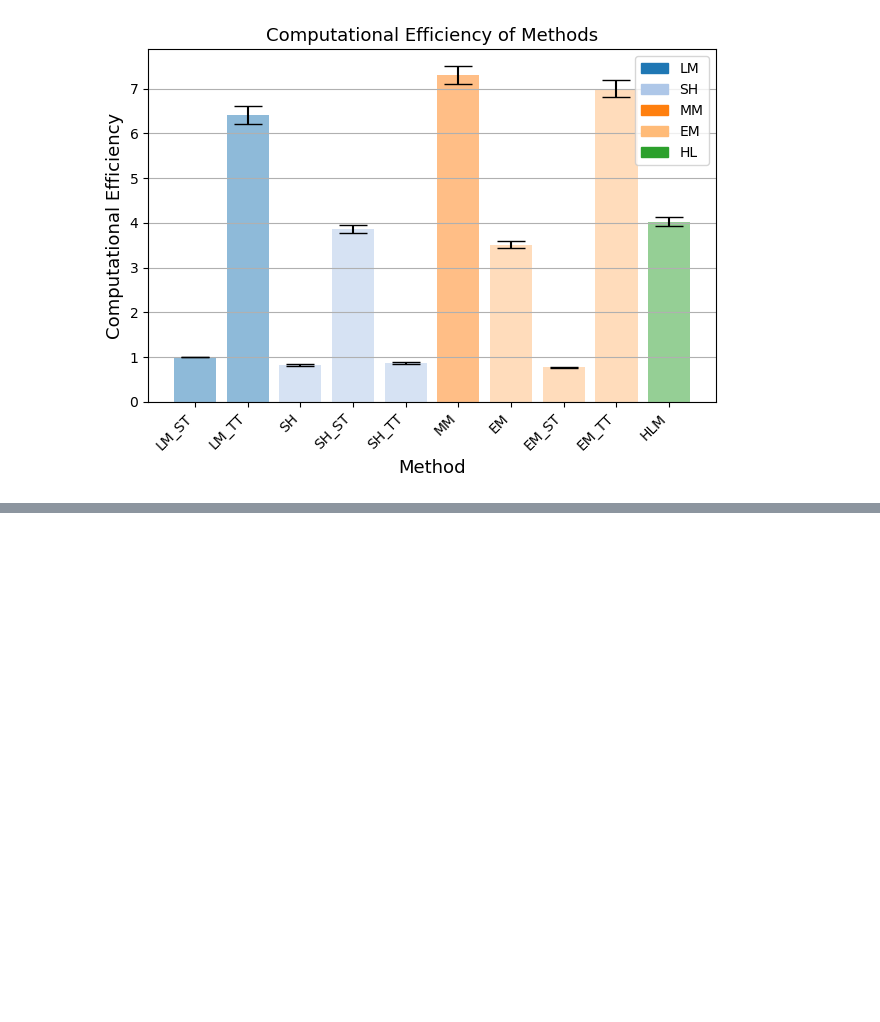
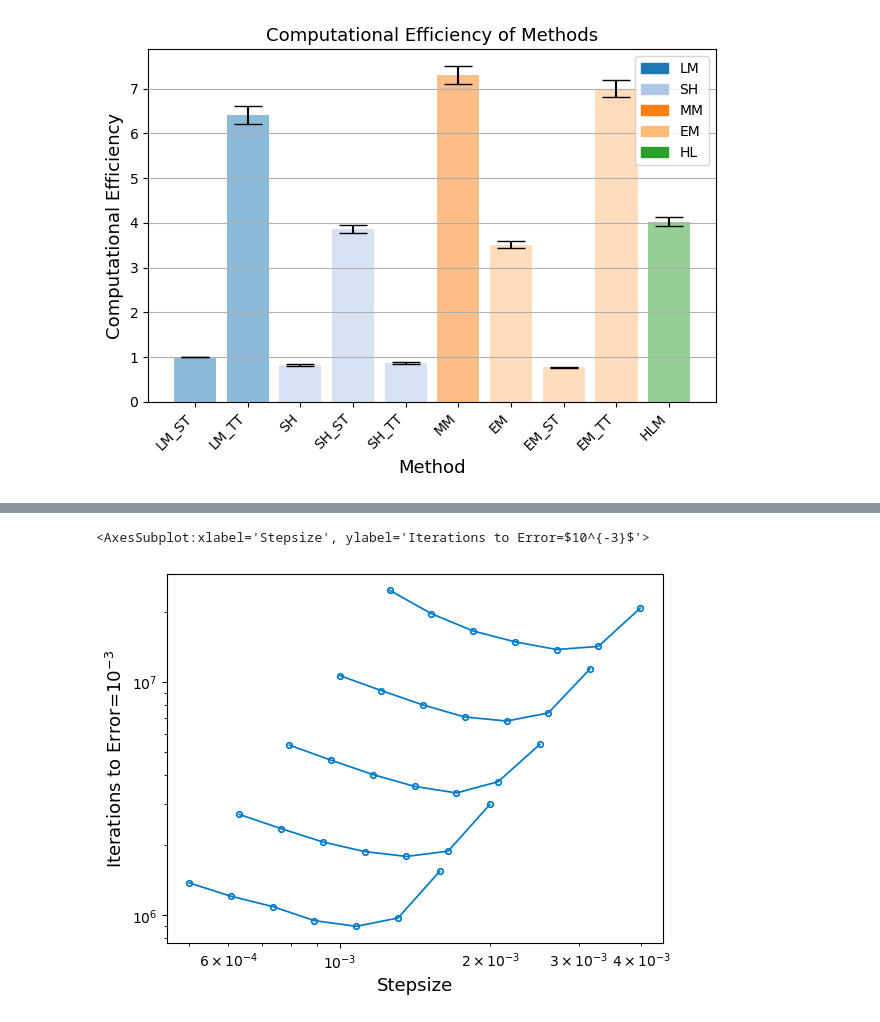
Before and after one commit to dominicp6/Transforms-For-Brownian-Dynamics, a Jupyter notebook: plots.ipynb, the cells around one changed output, grey strips where cells are left out. Drawn from its saved outputs; the diff is of its cells as text; code cells hidden in the pictures; blank space fills up the shorter version.

Commit message:
time complexity experiments

```diff
--- a/plots.ipynb
+++ b/plots.ipynb
@@ -368,0 +371,30 @@ ax = plot_convergence([EM_orig_2D, NLM_orig_2D, HLM_orig_2D, SH_orig_2D, EM_TT_2
+# %%
+EM_32 = h5py.File("C:/Users/domph.000/JuliaProjects/LangevinIntegrators/outputs/euler_maruyama1D_0.00032/euler_maruyama1D.h5", "r")
+EM_40 = h5py.File("C:/Users/domph.000/JuliaProjects/LangevinIntegrators/outputs/euler_maruyama1D_0.00040/euler_maruyama1D.h5", "r")
+EM_50 = h5py.File("C:/Users/domph.000/JuliaProjects/LangevinIntegrators/outputs/euler_maruyama1D_0.00050/euler_maruyama1D.h5", "r")
+EM_63 = h5py.File("C:/Users/domph.000/JuliaProjects/LangevinIntegrators/outputs/euler_maruyama1D_0.00063/euler_maruyama1D.h5", "r")
+EM_79 = h5py.File("C:/Users/domph.000/JuliaProjects/LangevinIntegrators/outputs/euler_maruyama1D_0.00079/euler_maruyama1D.h5", "r")
+
+HLM_32 = h5py.File("C:/Users/domph.000/JuliaProjects/LangevinIntegrators/outputs/hummer_leimkuhler_matthews1D_0.00032/hummer_leimkuhler_matthews1D.h5", "r")
+HLM_40 = h5py.File("C:/Users/domph.000/JuliaProjects/LangevinIntegrators/outputs/hummer_leimkuhler_matthews1D_0.00040/hummer_leimkuhler_matthews1D.h5", "r")
+HLM_50 = h5py.File("C:/Users/domph.000/JuliaProjects/LangevinIntegrators/outputs/hummer_leimkuhler_matthews1D_0.00050/hummer_leimkuhler_matthews1D.h5", "r")
+HLM_63 = h5py.File("C:/Users/domph.000/JuliaProjects/LangevinIntegrators/outputs/hummer_leimkuhler_matthews1D_0.00063/hummer_leimkuhler_matthews1D.h5", "r")
+HLM_79 = h5py.File("C:/Users/domph.000/JuliaProjects/LangevinIntegrators/outputs/hummer_leimkuhler_matthews1D_0.00079/hummer_leimkuhler_matthews1D.h5", "r")
+
+SH_32 = h5py.File("C:/Users/domph.000/JuliaProjects/LangevinIntegrators/outputs/stochastic_heun1D_0.00032/stochastic_heun1D.h5", "r")
+SH_40 = h5py.File("C:/Users/domph.000/JuliaProjects/LangevinIntegrators/outputs/stochastic_heun1D_0.00040/stochastic_heun1D.h5", "r")
+SH_50 = h5py.File("C:/Users/domph.000/JuliaProjects/LangevinIntegrators/outputs/stochastic_heun1D_0.00050/stochastic_heun1D.h5", "r")
+SH_63 = h5py.File("C:/Users/domph.000/JuliaProjects/LangevinIntegrators/outputs/stochastic_heun1D_0.00063/stochastic_heun1D.h5", "r")
+SH_79 = h5py.File("C:/Users/domph.000/JuliaProjects/LangevinIntegrators/outputs/stochastic_heun1D_0.00079/stochastic_heun1D.h5", "r")
+
+MM_32 = h5py.File("C:/Users/domph.000/JuliaProjects/LangevinIntegrators/outputs/milstein_method1D_0.00032/milstein_method1D.h5", "r")
+MM_40 = h5py.File("C:/Users/domph.000/JuliaProjects/LangevinIntegrators/outputs/milstein_method1D_0.00040/milstein_method1D.h5", "r")
+MM_50 = h5py.File("C:/Users/domph.000/JuliaProjects/LangevinIntegrators/outputs/milstein_method1D_0.00050/milstein_method1D.h5", "r")
+MM_63 = h5py.File("C:/Users/domph.000/JuliaProjects/LangevinIntegrators/outputs/milstein_method1D_0.00063/milstein_method1D.h5", "r")
+MM_79 = h5py.File("C:/Users/domph.000/JuliaProjects/LangevinIntegrators/outputs/milstein_method1D_0.00079/milstein_method1D.h5", "r")
+
+LM_32 = h5py.File("C:/Users/domph.000/JuliaProjects/LangevinIntegrators/outputs/leimkuhler_matthews1D_0.00032/leimkuhler_matthews1D.h5", "r")
+LM_40 = h5py.File("C:/Users/domph.000/JuliaProjects/LangevinIntegrators/outputs/leimkuhler_matthews1D_0.00040/leimkuhler_matthews1D.h5", "r")
+LM_50 = h5py.File("C:/Users/domph.000/JuliaProjects/LangevinIntegrators/outputs/leimkuhler_matthews1D_0.00050/leimkuhler_matthews1D.h5", "r")
+LM_63 = h5py.File("C:/Users/domph.000/JuliaProjects/LangevinIntegrators/outputs/leimkuhler_matthews1D_0.00063/leimkuhler_matthews1D.h5", "r")
+LM_79 = h5py.File("C:/Users/domph.000/JuliaProjects/LangevinIntegrators/outputs/leimkuhler_matthews1D_0.00079/leimkuhler_matthews1D.h5", "r")
@@ -368,0 +466,12 @@ ax = plot_convergence([EM_orig_2D, NLM_orig_2D, HLM_orig_2D, SH_orig_2D, EM_TT_2
+# %%
+import numpy as np
+import matplotlib.pyplot as plt
+line_styles = ['-', '-', '-', '-', '-']
+alphas = [1, 1, 1, 1, 1]
+colors = [(0/256, 122/256, 204/256), (0/256, 122/256, 204/256), (0/256, 122/256, 204/256), (0/256, 122/256, 204/256), (0/256, 122/256, 204/256)]
+stepsizes = [np.logspace(-2.9, -2.4, 7), np.logspace(-3.0, -2.5, 7), np.logspace(-3.1, -2.6, 7), np.logspace(-3.2, -2.7, 7), np.logspace(-3.3, -2.8, 7)]
+marker_styles = ['o', 'o', 'o', 'o', 'o']
+plot_time_complexity([EM_32, EM_40, EM_50, EM_63, EM_79], stepsizes=stepsizes, marker_styles=marker_styles, line_styles = line_styles, alphas=alphas, colors=colors)
+# %% [output]
+<AxesSubplot:xlabel='Stepsize', ylabel='Iterations to Error=$10^{-3}$'>
+[figure, added]
```
Also changed, not shown: parts of 5 cells of this notebook, 1 other file.
